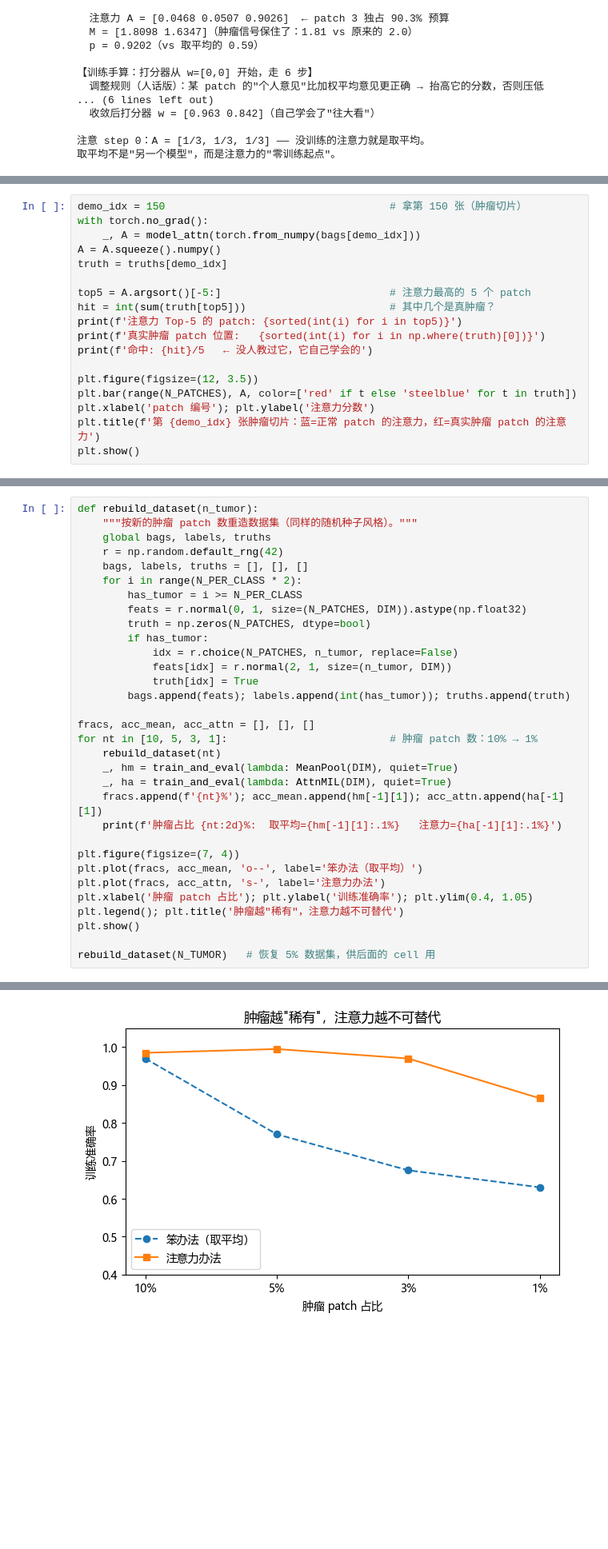
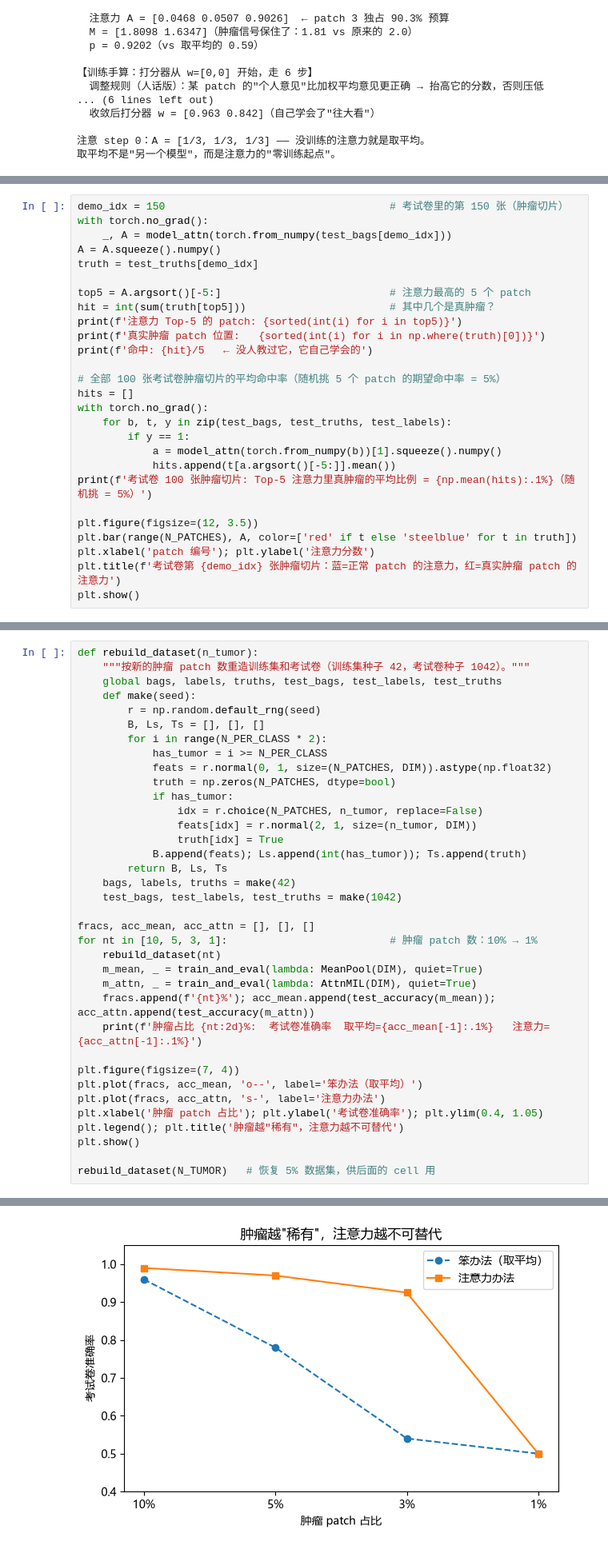
Before and after one commit to Tianqi-Ma/CLAM-tutorial, a Jupyter notebook: notebooks/CLAM_原理_玩具版.ipynb, the cells around one changed output, grey strips where cells are left out. Shown at 80% size. Drawn from its saved outputs; the diff is of its cells as text; blank space fills up the shorter version.

```diff
--- a/notebooks/CLAM_原理_玩具版.ipynb
+++ b/notebooks/CLAM_原理_玩具版.ipynb
@@ -402,9 +421,9 @@ epoch 300: loss=0.0548  训练准确率=98.5%
 # %%
-demo_idx = 150                                    # 拿第 150 张（肿瘤切片）
+demo_idx = 150                                    # 考试卷里的第 150 张（肿瘤切片）
 with torch.no_grad():
-    _, A = model_attn(torch.from_numpy(bags[demo_idx]))
+    _, A = model_attn(torch.from_numpy(test_bags[demo_idx]))
 A = A.squeeze().numpy()
-truth = truths[demo_idx]
+truth = test_truths[demo_idx]
 
 top5 = A.argsort()[-5:]                           # 注意力最高的 5 个 patch
 hit = int(sum(truth[top5]))                       # 其中几个是真肿瘤？
@@ -412,9 +431,18 @@ print(f'注意力 Top-5 的 patch: {sorted(int(i) for i in top5)}')
 print(f'真实肿瘤 patch 位置:   {sorted(int(i) for i in np.where(truth)[0])}')
 print(f'命中: {hit}/5   ← 没人教过它，它自己学会的')
 
+# 全部 100 张考试卷肿瘤切片的平均命中率（随机挑 5 个 patch 的期望命中率 = 5%）
+hits = []
+with torch.no_grad():
+    for b, t, y in zip(test_bags, test_truths, test_labels):
+        if y == 1:
+            a = model_attn(torch.from_numpy(b))[1].squeeze().numpy()
+            hits.append(t[a.argsort()[-5:]].mean())
+print(f'考试卷 100 张肿瘤切片: Top-5 注意力里真肿瘤的平均比例 = {np.mean(hits):.1%}（随机挑 = 5%）')
+
 plt.figure(figsize=(12, 3.5))
 plt.bar(range(N_PATCHES), A, color=['red' if t else 'steelblue' for t in truth])
 plt.xlabel('patch 编号'); plt.ylabel('注意力分数')
-plt.title(f'第 {demo_idx} 张肿瘤切片：蓝=正常 patch 的注意力，红=真实肿瘤 patch 的注意力')
+plt.title(f'考试卷第 {demo_idx} 张肿瘤切片：蓝=正常 patch 的注意力，红=真实肿瘤 patch 的注意力')
 plt.show()
 # %% [output]
@@ -429,32 +459,36 @@ plt.show()
 这就是 CLAM 这类方法存在的根本原因——**不是锦上添花，是雪中送炭**。
 # %%
 def rebuild_dataset(n_tumor):
-    """按新的肿瘤 patch 数重造数据集（同样的随机种子风格）。"""
-    global bags, labels, truths
-    r = np.random.default_rng(42)
-    bags, labels, truths = [], [], []
-    for i in range(N_PER_CLASS * 2):
-        has_tumor = i >= N_PER_CLASS
-        feats = r.normal(0, 1, size=(N_PATCHES, DIM)).astype(np.float32)
-        truth = np.zeros(N_PATCHES, dtype=bool)
-        if has_tumor:
-            idx = r.choice(N_PATCHES, n_tumor, replace=False)
-            feats[idx] = r.normal(2, 1, size=(n_tumor, DIM))
-            truth[idx] = True
-        bags.append(feats); labels.append(int(has_tumor)); truths.append(truth)
+    """按新的肿瘤 patch 数重造训练集和考试卷（训练集种子 42，考试卷种子 1042）。"""
+    global bags, labels, truths, test_bags, test_labels, test_truths
+    def make(seed):
+        r = np.random.default_rng(seed)
+        B, Ls, Ts = [], [], []
+        for i in range(N_PER_CLASS * 2):
+            has_tumor = i >= N_PER_CLASS
+            feats = r.normal(0, 1, size=(N_PATCHES, DIM)).astype(np.float32)
+            truth = np.zeros(N_PATCHES, dtype=bool)
+            if has_tumor:
+                idx = r.choice(N_PATCHES, n_tumor, replace=False)
+                feats[idx] = r.normal(2, 1, size=(n_tumor, DIM))
+                truth[idx] = True
+            B.append(feats); Ls.append(int(has_tumor)); Ts.append(truth)
+        return B, Ls, Ts
+    bags, labels, truths = make(42)
+    test_bags, test_labels, test_truths = make(1042)
 
 fracs, acc_mean, acc_attn = [], [], []
 for nt in [10, 5, 3, 1]:                          # 肿瘤 patch 数：10% → 1%
     rebuild_dataset(nt)
-    _, hm = train_and_eval(lambda: MeanPool(DIM), quiet=True)
-    _, ha = train_and_eval(lambda: AttnMIL(DIM), quiet=True)
-    fracs.append(f'{nt}%'); acc_mean.append(hm[-1][1]); acc_attn.append(ha[-1][1])
-    print(f'肿瘤占比 {nt:2d}%:  取平均={hm[-1][1]:.1%}   注意力={ha[-1][1]:.1%}')
+    m_mean, _ = train_and_eval(lambda: MeanPool(DIM), quiet=True)
+    m_attn, _ = train_and_eval(lambda: AttnMIL(DIM), quiet=True)
+    fracs.append(f'{nt}%'); acc_mean.append(test_accuracy(m_mean)); acc_attn.append(test_accuracy(m_attn))
+    print(f'肿瘤占比 {nt:2d}%:  考试卷准确率  取平均={acc_mean[-1]:.1%}   注意力={acc_attn[-1]:.1%}')
 
 plt.figure(figsize=(7, 4))
 plt.plot(fracs, acc_mean, 'o--', label='笨办法（取平均）')
 plt.plot(fracs, acc_attn, 's-', label='注意力办法')
-plt.xlabel('肿瘤 patch 占比'); plt.ylabel('训练准确率'); plt.ylim(0.4, 1.05)
+plt.xlabel('肿瘤 patch 占比'); plt.ylabel('考试卷准确率'); plt.ylim(0.4, 1.05)
 plt.legend(); plt.title('肿瘤越"稀有"，注意力越不可替代')
 plt.show()
 
@@ -467 +501 @@ rebuild_dataset(N_TUMOR)   # 恢复 5% 数据集，供后面的 cell 用
-[figure, old version]
+[figure, new version]
```
Also changed, not shown: parts of 14 cells of this notebook, 49 other files.
